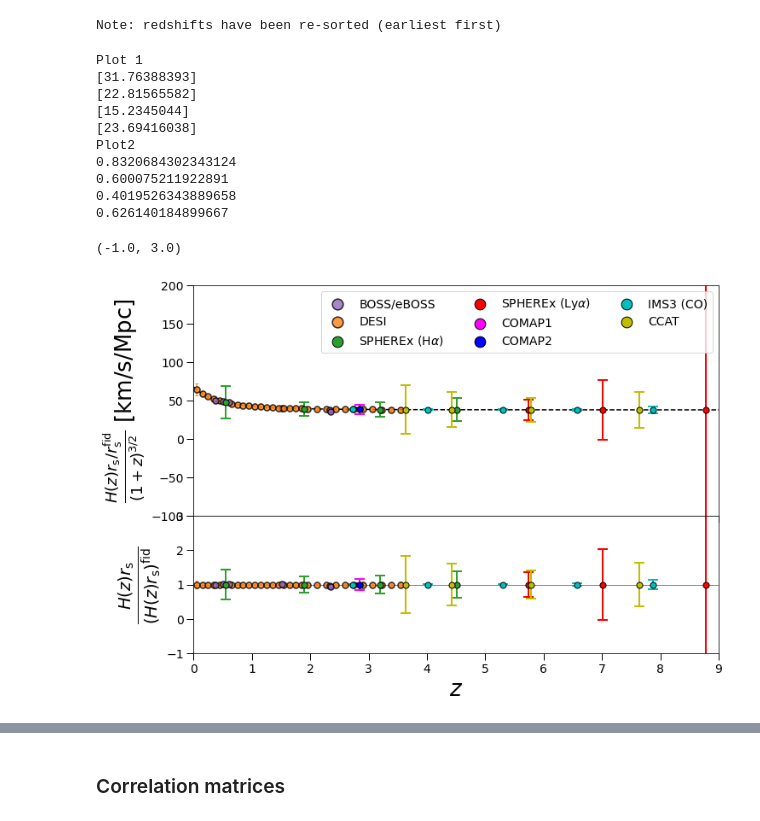
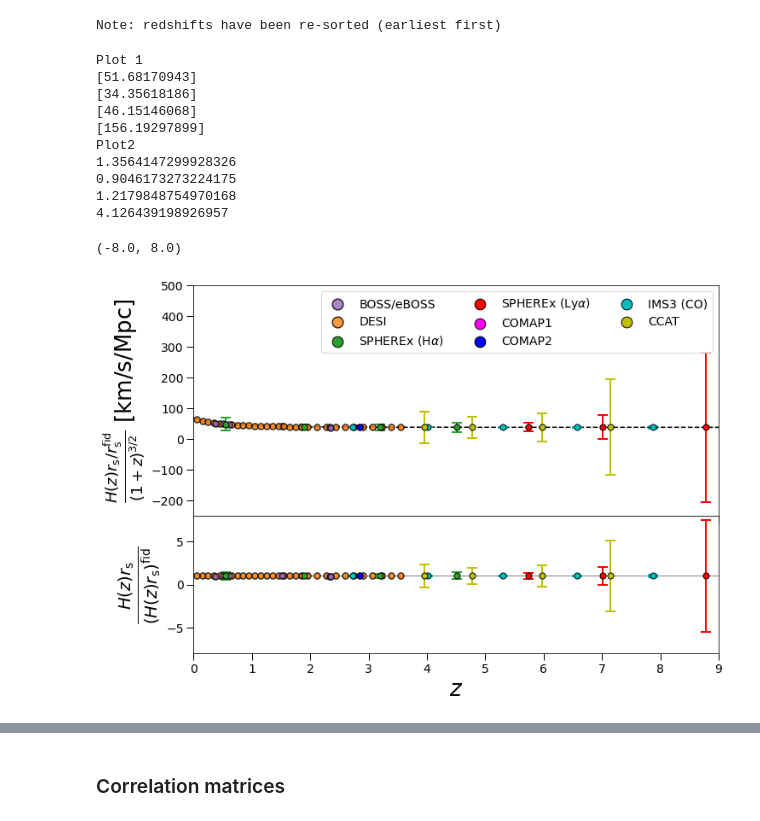
Before and after one commit to sagniksaha30/LIM_Project_CCAT, a Jupyter notebook: LIM_PkFisher-7d5b8c8.ipynb, the cells around one changed output, grey strips where cells are left out. Drawn from its saved outputs; the diff is of its cells as text; code cells hidden in the pictures.

```diff
--- a/LIM_PkFisher-7d5b8c8.ipynb
+++ b/LIM_PkFisher-7d5b8c8.ipynb
@@ -1002,12 +1157,24 @@ def Fisher_PK(fid_Pkh,plus_Pkh,minus_Pkh,analy_Pkh,invcovmath,st):
 # Marginalize
 # %% [markdown]
 Necessary tools to marginalize over nuisance and obtain inferred constraints on bao alpha parameters and Tfs8.
+# %%
+def calc_redshift(freq,target_freq = 1900.539):
+    """
+    Function takes an array of observed frequencies, and returns an array with the corresponding
+    redshift values. It uses the target_freq for this purpose.
+    """
+    redshift = []
+    for i in range(len(freq)):
+        temp = (target_freq/freq[i]) - 1
+        redshift.append(temp)
+    return redshift
 # %%
-
 def get_bao_Tfs8_constraints(fisher,survey,zbin):
     '''
     Returns marginalized BAO and Tfs8 68% constraints.
     '''
+    #For CCAT Only
+    redshift = calc_redshift(freq)
 
     if survey == 'COMAP_1' or survey == 'COMAP_2':
         z = np.array([2.84])
@@ -1021,16 +1188,14 @@ def get_bao_Tfs8_constraints(fisher,survey,zbin):
         z = np.array([0.548699056373, 1.9004777199, 3.19776123599, 4.51631920218])
     elif survey == 'CII_stageII':
         z = np.array([5.907701612,7.44183726781])
-    #elif survey == 'CCAT':
-    #    z = np.array([3.635456098,4.430105714,5.787632143,7.638804545])
     elif survey == 'CCAT1':
-        z = np.array([3.635456098])
+        z = np.array([redshift[0]])
     elif survey == 'CCAT2':
-        z = np.array([4.430105714])
+        z = np.array([redshift[1]])
     elif survey == 'CCAT3':
-        z = np.array([5.787632143])
+        z = np.array([redshift[2]])
     elif survey == 'CCAT4':
-        z = np.array([7.638804545])
+        z = np.array([redshift[3]])
 
     else:
         raise TypeError("Please, choose survey=='COMAP_1','COMAP_2','IMS3','IMS3_1zbin'\
@@ -1994,7 +2159,7 @@ ax[0].errorbar(zcii_CCAT4,Hint(zcii_CCAT4)/(1+zcii_CCAT4)**1.5,elinewidth=2,caps
 ax[0].scatter(zcii_CCAT4,Hint(zcii_CCAT4)/(1+zcii_CCAT4)**1.5,color='y',marker='o',s=50,edgecolors='k',lw=1,zorder=2)
 
 
-ax[0].set_ylim(-100,200)
+ax[0].set_ylim(-250,500)
 
 ax[0].set_xlim(0.0,9)
 ax[0].set_xlabel(r'$z$',fontsize=22)
@@ -2054,44 +2219,44 @@ ax[1].scatter(zcii_CCAT1,Hint(zcii_CCAT1)/Hint(zcii_CCAT1),color='y',marker='o',
 ax[1].errorbar(zcii_CCAT2,Hint(zcii_CCAT2)/Hint(zcii_CCAT2),elinewidth=2,capsize=6,capthick=2,yerr=sigma_alpha_par_CCAT2_cii,color='y',zorder=1,ls='')
 ax[1].scatter(zcii_CCAT2,Hint(zcii_CCAT2)/Hint(zcii_CCAT2),color='y',marker='o',s=50,edgecolors='k',lw=1,zorder=2,label='IMS3 (CO)')
 
 #CCAT3
 ax[1].errorbar(zcii_CCAT3,Hint(zcii_CCAT3)/Hint(zcii_CCAT3),elinewidth=2,capsize=6,capthick=2,yerr=sigma_alpha_par_CCAT3_cii,color='y',zorder=1,ls='')
 ax[1].scatter(zcii_CCAT3,Hint(zcii_CCAT3)/Hint(zcii_CCAT3),color='y',marker='o',s=50,edgecolors='k',lw=1,zorder=2,label='IMS3 (CO)')
 
 #CCAT4
 ax[1].errorbar(zcii_CCAT4,Hint(zcii_CCAT4)/Hint(zcii_CCAT4),elinewidth=2,capsize=6,capthick=2,yerr=sigma_alpha_par_CCAT4_cii,color='y',zorder=1,ls='')
 ax[1].scatter(zcii_CCAT4,Hint(zcii_CCAT4)/Hint(zcii_CCAT4),color='y',marker='o',s=50,edgecolors='k',lw=1,zorder=2,label='IMS3 (CO)')
 
 print('Plot2')
 print(sigma_alpha_par_CCAT1_cii)
 print(sigma_alpha_par_CCAT2_cii)
 print(sigma_alpha_par_CCAT3_cii)
 print(sigma_alpha_par_CCAT4_cii)
 
 
 #ax[1].semilogy()
 ax[1].set_xlim(0.0,9)
 ax[1].set_xlabel(r'$z$',fontsize=26)
 ax[1].set_ylabel(r'$\frac{H(z)r_{\rm s}}{\left(H(z)r_{\rm s}\right)^{\rm fid}}$',fontsize=28)
 ax[1].tick_params(axis='both',width=1,length=8,labelsize=14)
-ax[1].set_ylim(-1,3)
+ax[1].set_ylim(-8,8)
 #ax[1].set_yticks([0.85,0.9,0.95,1.,1.05,1.1,1.15])
 
 
 # plt.savefig('/Users/jlbernal/Dropbox/JoseLuis/PhD/RESEARCH/IM/Shared_Draft_CO/Figures/Hz_constraints.pdf')
 # %% [output]
 Plot 1
-[31.76388393]
-[22.81565582]
-[15.2345044]
-[23.69416038]
+[51.68170943]
+[34.35618186]
+[46.15146068]
+[156.19297899]
 Plot2
-0.8320684302343124
-0.600075211922891
-0.4019526343889658
-0.626140184899667
+1.3564147299928326
+0.9046173273224175
+1.2179848754970168
+4.126439198926957
-(-1.0, 3.0)
+(-8.0, 8.0)
-[figure, old version]
+[figure, new version]
 # %%
 ###### DA(z) plot
 
```
Also changed, not shown: parts of 9 cells of this notebook, 1 other file.
